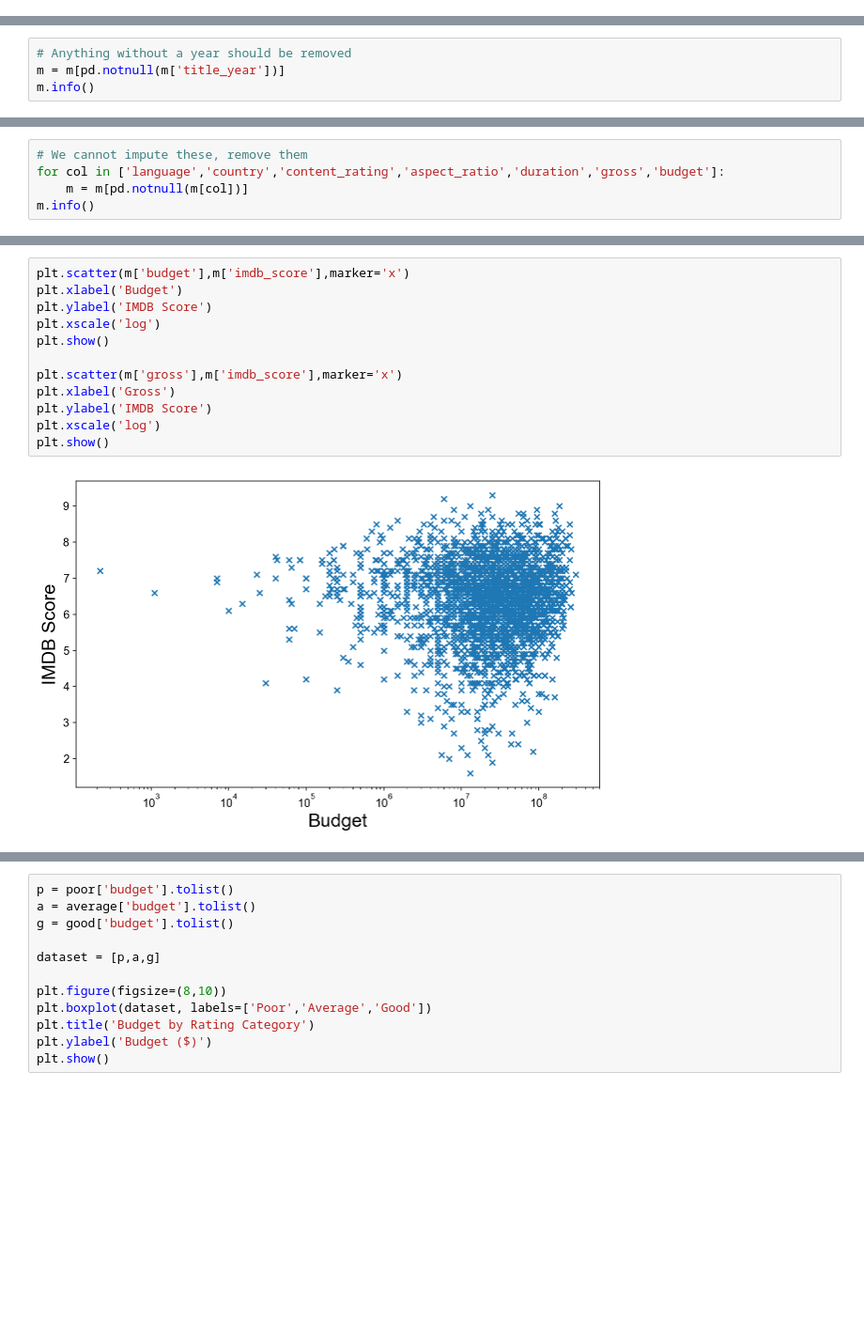
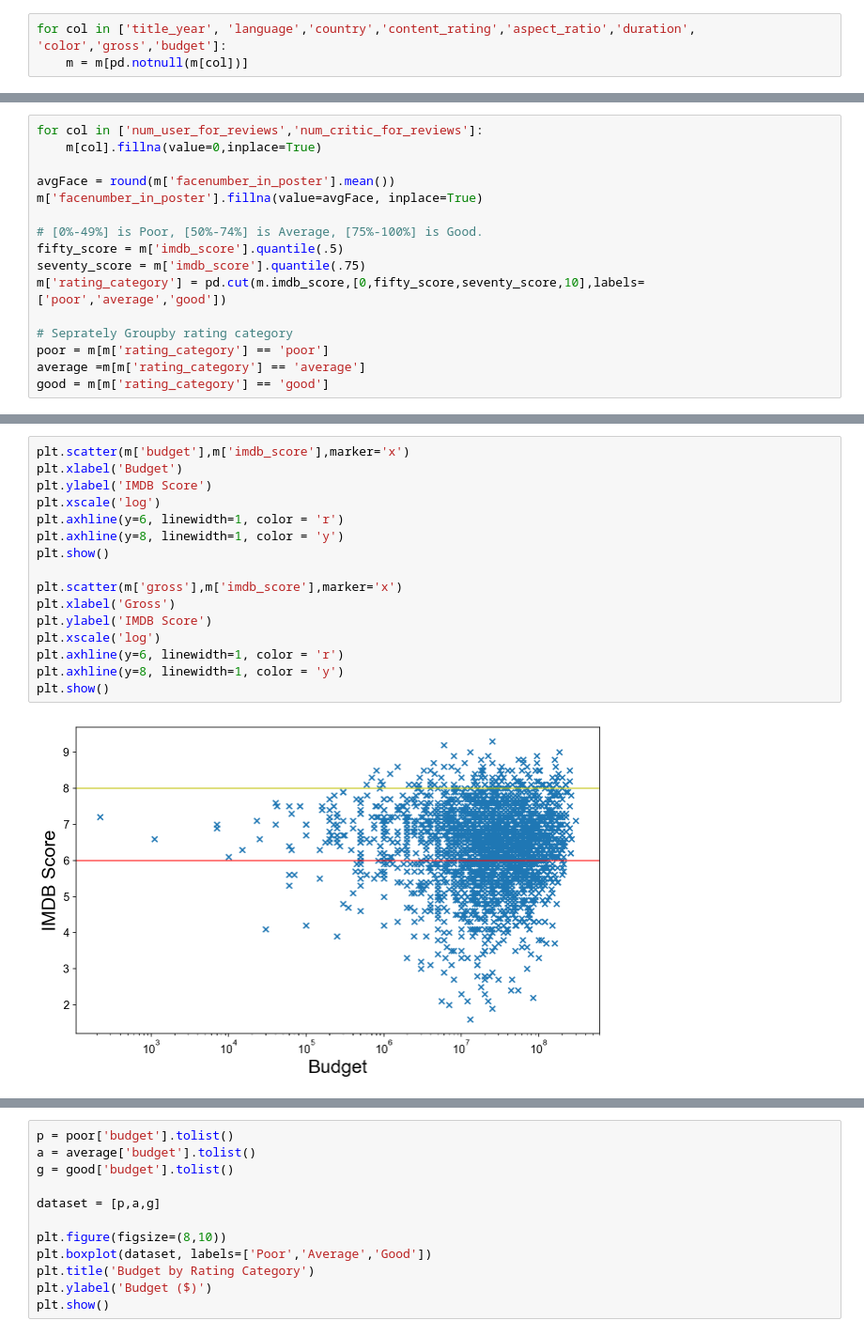
Before and after one commit to SMU-ML-2017/Project1, a Jupyter notebook: ML Lab 1.ipynb, the cells around one changed output, grey strips where cells are left out. Shown at 94% size. Saved outputs shown, nothing was run; the diff lists cells and outputs as text; blank space fills up the shorter version.

```diff
--- a/ML Lab 1.ipynb
+++ b/ML Lab 1.ipynb
@@ -211,0 +143,3 @@ dtype: object
+# %%
+for col in ['title_year', 'language','country','content_rating','aspect_ratio','duration', 'color','gross','budget']:
+    m = m[pd.notnull(m[col])]
@@ -211,0 +156,16 @@ dtype: object
+# %%
+for col in ['num_user_for_reviews','num_critic_for_reviews']:
+    m[col].fillna(value=0,inplace=True)
+
+avgFace = round(m['facenumber_in_poster'].mean())
+m['facenumber_in_poster'].fillna(value=avgFace, inplace=True)
+
+# [0%-49%] is Poor, [50%-74%] is Average, [75%-100%] is Good.
+fifty_score = m['imdb_score'].quantile(.5)
+seventy_score = m['imdb_score'].quantile(.75)
+m['rating_category'] = pd.cut(m.imdb_score,[0,fifty_score,seventy_score,10],labels=['poor','average','good'])
+
+# Seprately Groupby rating category
+poor = m[m['rating_category'] == 'poor']
+average =m[m['rating_category'] == 'average']
+good = m[m['rating_category'] == 'good']
@@ -230,4 +235,0 @@ plt.show()
-# %%
-# Anything without a year should be removed
-m = m[pd.notnull(m['title_year'])]
-m.info()
@@ -298,5 +235,0 @@ for col in ['num_user_for_reviews','num_critic_for_reviews']:
-# %%
-# We cannot impute these, remove them
-for col in ['language','country','content_rating','aspect_ratio','duration','gross','budget']:
-    m = m[pd.notnull(m[col])]
-m.info()
@@ -344,14 +253,18 @@ plt.show()
 # %%
 plt.scatter(m['budget'],m['imdb_score'],marker='x')
 plt.xlabel('Budget')
 plt.ylabel('IMDB Score')
 plt.xscale('log')
+plt.axhline(y=6, linewidth=1, color = 'r')
+plt.axhline(y=8, linewidth=1, color = 'y')
 plt.show()
 
 plt.scatter(m['gross'],m['imdb_score'],marker='x')
 plt.xlabel('Gross')
 plt.ylabel('IMDB Score')
 plt.xscale('log')
+plt.axhline(y=6, linewidth=1, color = 'r')
+plt.axhline(y=8, linewidth=1, color = 'y')
 plt.show()
 # %% [output]
-[figure, old version]
+[figure, new version]
```
Also changed, not shown: parts of 51 cells of this notebook.
